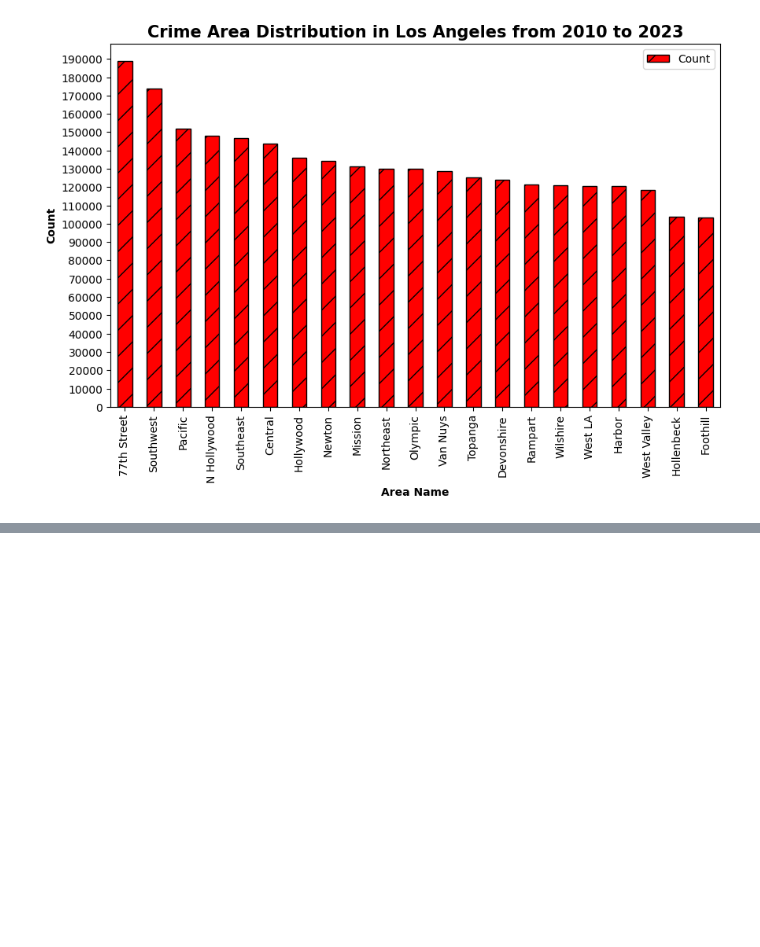
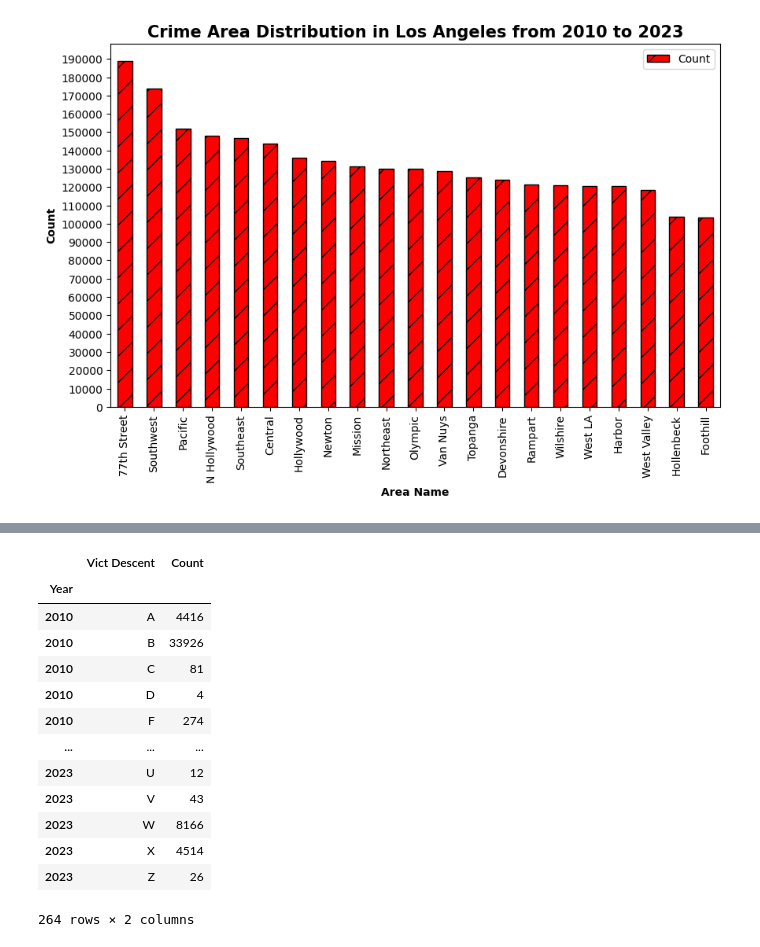
Before and after one commit to nidula/Analysing-Crime-Data-LA, a Jupyter notebook: Crime_Data_Analysis.ipynb, the cells around one changed output, grey strips where cells are left out. Saved outputs shown, nothing was run; the diff lists cells and outputs as text; code cells hidden in the pictures; blank space fills up the shorter version.

```diff
--- a/Crime_Data_Analysis.ipynb
+++ b/Crime_Data_Analysis.ipynb
@@ -336,0 +444,19 @@ plt.show()
+# %%
+vict_year_df = pd.DataFrame(vict_table, columns=['Year', 'Vict Descent', 'Count'])
+vict_year_df = vict_year_df.set_index('Year')
+vict_year_df
+# %% [output]
+|  | Vict Descent | Count |
+| Year |  |  |
+| 2010 | A | 4416 |
+| 2010 | B | 33926 |
+| 2010 | C | 81 |
+| 2010 | D | 4 |
+| 2010 | F | 274 |
+| ... | ... | ... |
+| 2023 | U | 12 |
+| 2023 | V | 43 |
+| 2023 | W | 8166 |
+| 2023 | X | 4514 |
+| 2023 | Z | 26 |
+264 rows × 2 columns
```
Also changed, not shown: parts of 9 cells of this notebook.
